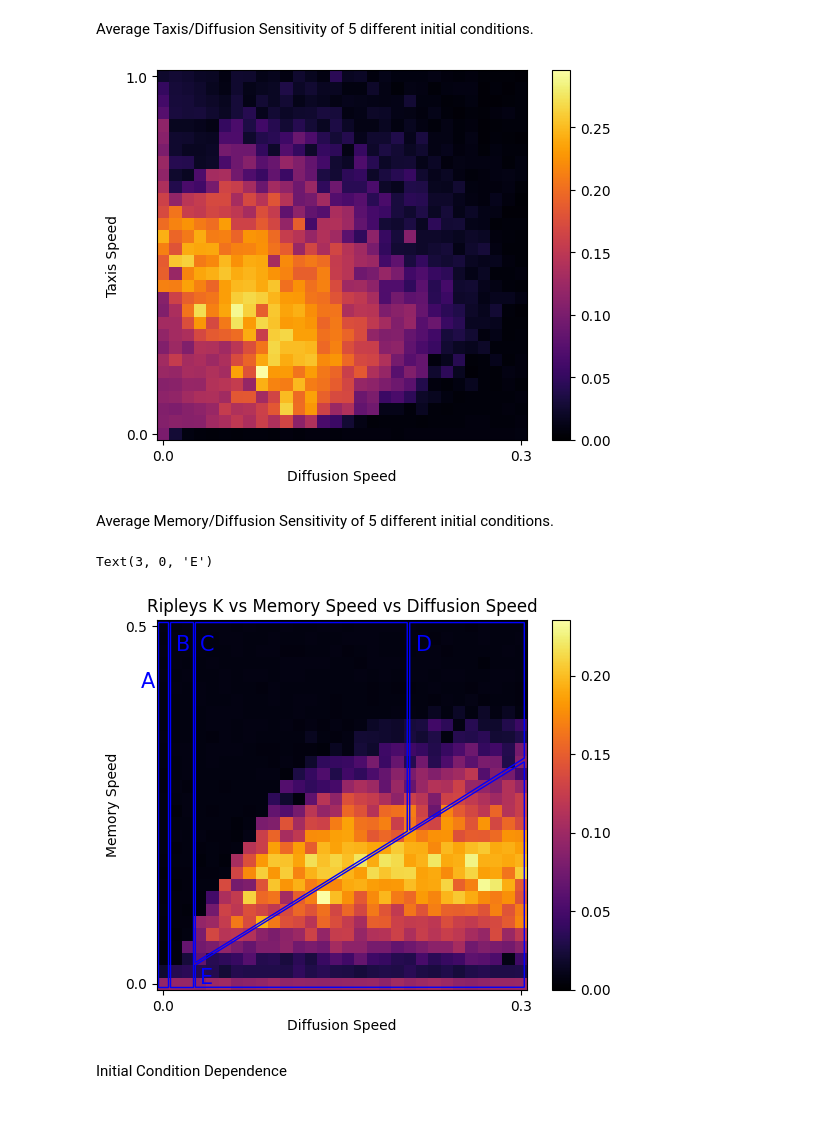
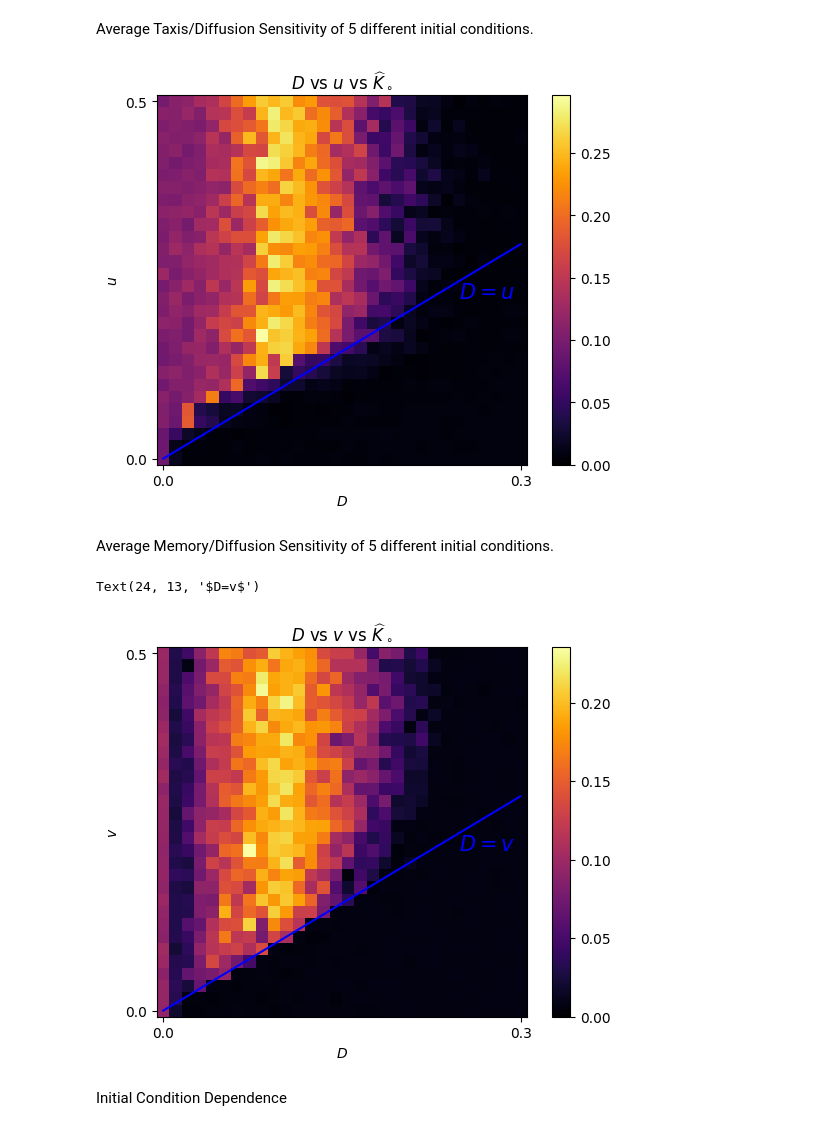
Before and after one commit to jtkaarerasmussen/hml_fp, a Jupyter notebook: paper_plots.ipynb, the cells around one changed output. Cells and saved outputs as stored; diff of their text form; code cells hidden in the pictures.

Commit message:
paper_plot update

```diff
--- a/paper_plots.ipynb
+++ b/paper_plots.ipynb
@@ -100,51 +126,43 @@ taxis_data_avg = np.load(f"{t_sens_dir}_final_ks_avg.npy");
 # %%
 fig, ax = plt.subplots()
 # pos = ax.imshow(taxis_data_avg, origin="lower", cmap="inferno", vmin=0.0, vmax=0.5)
-pos = ax.imshow(taxis_data_avg, origin="lower", cmap="inferno", vmin=0.0)
+pos = ax.imshow(data, origin="lower", cmap="inferno", vmin=0.0)
 
 fig.colorbar(pos)
-ax.set_xlabel("Diffusion Speed")
-ax.set_ylabel("Taxis Speed")
-ax.set_xticks([0,29], [diff_list[0],diff_list[-1]])
-ax.set_yticks([0,29], [taxis_list[0], taxis_list[-1]])
+ax.set_title("$D$ vs $u$ vs $\widehat{K}_\circ$")
+ax.set_xlabel("$D$")
+ax.set_ylabel("$u$")
+ax.set_xticks([0,29], [ds[0],ds[-1]])
+ax.set_yticks([0,29], [ts[0], ts[-1]])
+
+D = np.linspace(0,29,200)
+ax.plot(D, (3/5)*D,color="b")
+ax.text(24,13,"$D=u$",color="b",fontsize=15)
+
 plt.show()
 # %% [output]
-[figure, old version]
+[figure, new version]
 # %% [markdown]
 Average Memory/Diffusion Sensitivity of 5 different initial conditions.
 # %%
-eks_mean = np.load("/media/jonatank/PG/HML/mem_sens_final_ks_avg.npy")
+eks_mean = np.transpose(np.load("/media/jonatank/PG/HML/mem_sens_final_ks_avg.npy"))
 mem_list = np.load("/media/jonatank/PG/HML/mem_sens_mlist.npy")
 diff_list = np.load("/media/jonatank/PG/HML/mem_sens_dlist.npy")
 fig, ax = plt.subplots()
 # im = ax.imshow(eks_mean, origin="lower", cmap="inferno", vmin=0,vmax=0.5)
 im = ax.imshow(eks_mean, origin="lower", cmap="inferno", vmin=0)
 fig.colorbar(im)
-ax.set_title("Ripleys K vs Memory Speed vs Diffusion Speed")
+ax.set_title("$D$ vs $v$ vs $\widehat{K}_\circ$")
 ax.set_yticks([0,29],[np.min(mem_list), np.max(mem_list)])
 ax.set_xticks([0,29],[np.min(diff_list), np.max(diff_list)])
-ax.set_ylabel("Memory Speed")
-ax.set_xlabel("Diffusion Speed")
-x=np.linspace(0,29,100)
-rect0 = mpatches.Rectangle((.55,-0.3),1.9,29.65, linewidth=1, edgecolor = "b", facecolor="none")
-rect1 = mpatches.Rectangle((-0.45,-0.3),0.8,29.65, linewidth=1, edgecolor = "b", facecolor="none")
-# rect1 = mpatches.Rectangle((20.5,-0.3),8.8,29.6, linewidth=1, edgecolor = "b", facecolor="none")
-tri = mpatches.Polygon([(2.6,-0.3), (2.6,1.5), (29.3,18), (29.3,-0.3), (2.6,-0.3)], linewidth=1, edgecolor="b", facecolor="none")
-trap0 = mpatches.Polygon([(2.6,29.3), (2.6,1.7), (19.8,12.36), (19.8,29.3), (2.6,29.3)], linewidth=1, edgecolor="b", facecolor="none")
-trap1 = mpatches.Polygon([(29.3,29.3), (29.3,18.3), (20,12.45), (20,29.3), (29.3,29.3)], linewidth=1, edgecolor="b", facecolor="none")
-ax.add_patch(rect0)
-ax.add_patch(rect1)
-ax.add_patch(trap0)
-ax.add_patch(trap1)
-ax.add_patch(tri)
-ax.text(-1.8,24,"A",color="b",fontsize=15)
-ax.text(1,27,"B",color="b",fontsize=15)
-ax.text(3,27,"C",color="b",fontsize=15)
-ax.text(20.5,27,"D",color="b",fontsize=15)
-ax.text(3,0,"E",color="b",fontsize=15)
+ax.set_ylabel("$v$")
+ax.set_xlabel("$D$")
+D=np.linspace(0,29,100)
+ax.plot(D,(3/5)*D, color="b")
+ax.text(24,13,"$D=v$",color="b",fontsize=15)
 # %% [output]
-Text(3, 0, 'E')
+Text(24, 13, '$D=v$')
-[figure, old version]
+[figure, new version]
 # %% [markdown]
 Initial Condition Dependence
 # %%
```
Also changed, not shown: parts of 5 cells of this notebook.
